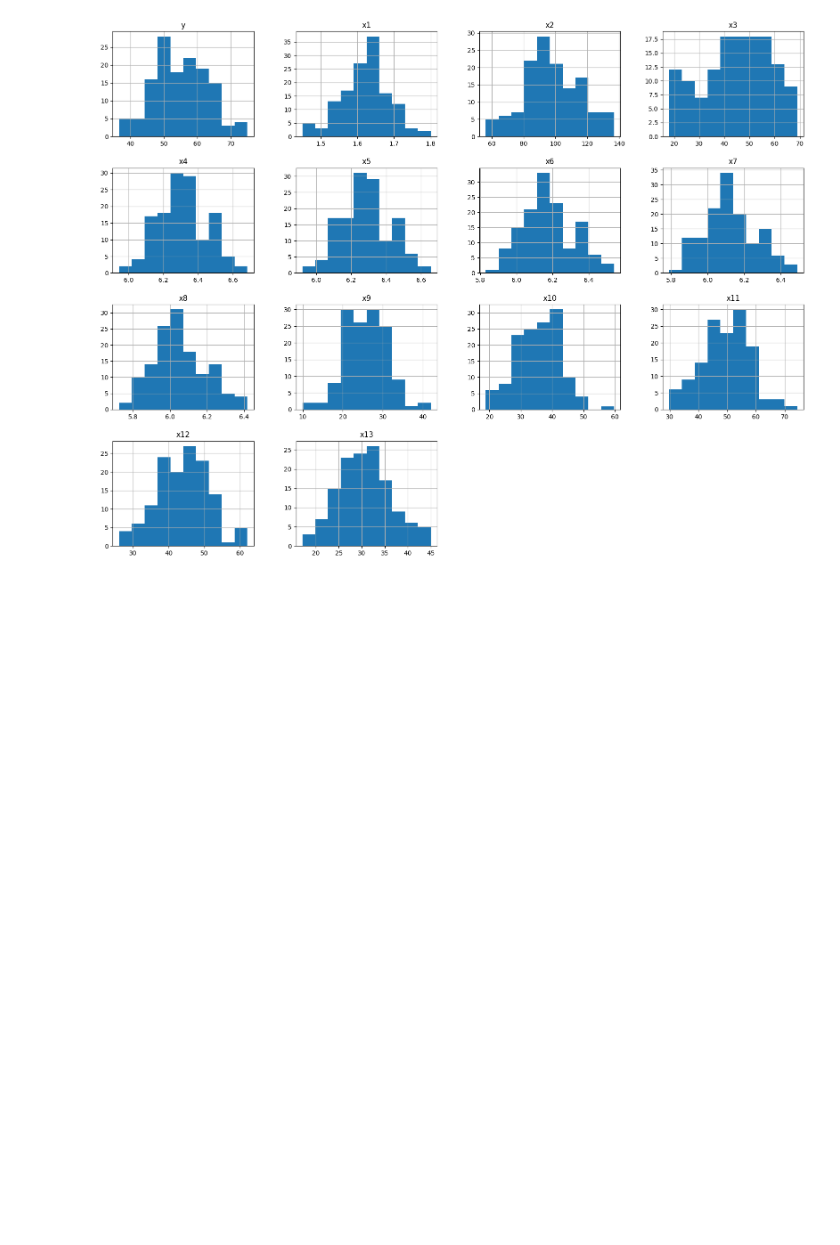
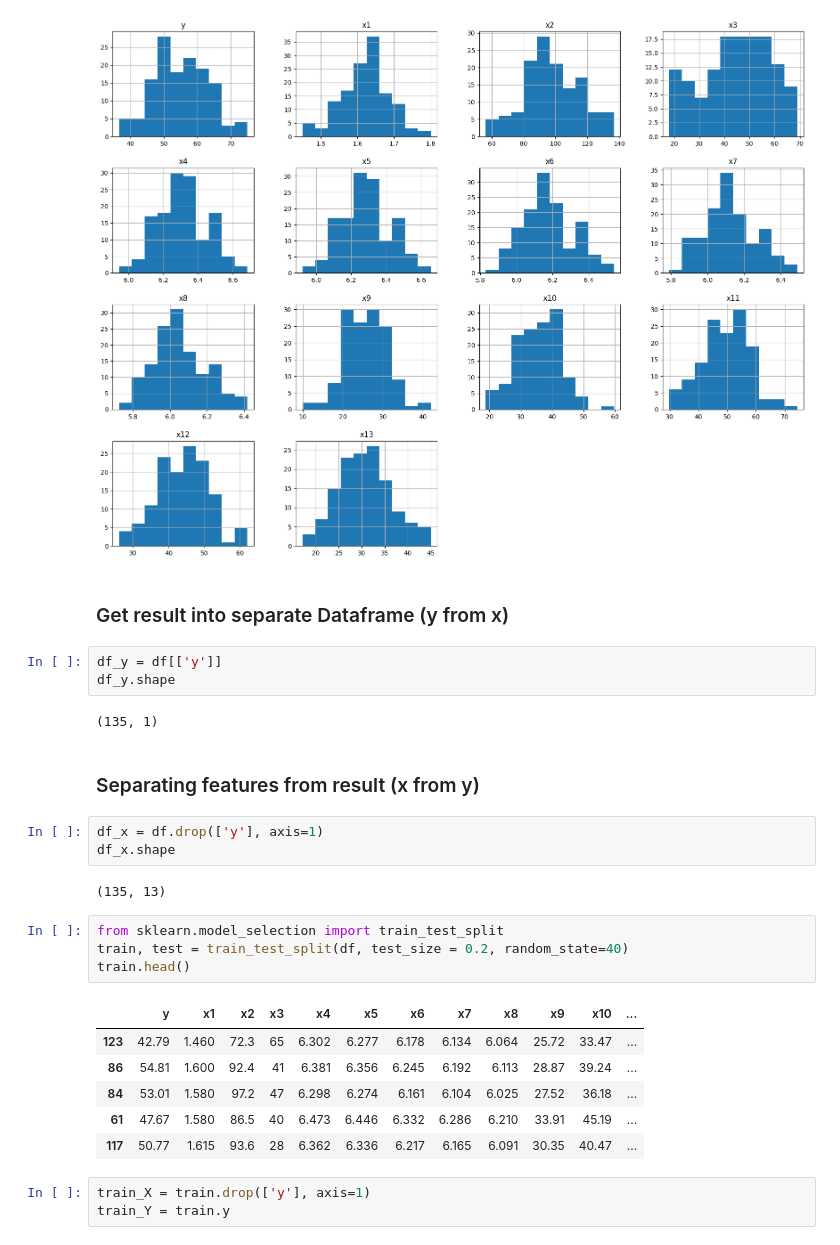
Before and after one commit to BarkaBoss/LinearRegression, a Jupyter notebook: Work.ipynb, the cells around one changed output. Drawn from its saved outputs; the diff is of its cells as text; blank space fills up the shorter version.

```diff
--- a/Work.ipynb
+++ b/Work.ipynb
@@ -75,3 +84,31 @@ array([[<AxesSubplot: title={'center': 'y'}>,
         <AxesSubplot: title={'center': 'x13'}>, <AxesSubplot: >,
         <AxesSubplot: >]], dtype=object)
 [figure]
+# %% [markdown]
+### Get result into separate Dataframe (y from x)
+# %%
+df_y = df[['y']]
+df_y.shape
+# %% [output]
+(135, 1)
+# %% [markdown]
+### Separating features from result (x from y)
+# %%
+df_x = df.drop(['y'], axis=1)
+df_x.shape
+# %% [output]
+(135, 13)
+# %%
+from sklearn.model_selection import train_test_split
+train, test = train_test_split(df, test_size = 0.2, random_state=40)
+train.head()
+# %% [output]
+|  | y | x1 | x2 | x3 | x4 | x5 | x6 | x7 | x8 | x9 | x10 | ... |
+| 123 | 42.79 | 1.460 | 72.3 | 65 | 6.302 | 6.277 | 6.178 | 6.134 | 6.064 | 25.72 | 33.47 | ... |
+| 86 | 54.81 | 1.600 | 92.4 | 41 | 6.381 | 6.356 | 6.245 | 6.192 | 6.113 | 28.87 | 39.24 | ... |
+| 84 | 53.01 | 1.580 | 97.2 | 47 | 6.298 | 6.274 | 6.161 | 6.104 | 6.025 | 27.52 | 36.18 | ... |
+| 61 | 47.67 | 1.580 | 86.5 | 40 | 6.473 | 6.446 | 6.332 | 6.286 | 6.210 | 33.91 | 45.19 | ... |
+| 117 | 50.77 | 1.615 | 93.6 | 28 | 6.362 | 6.336 | 6.217 | 6.165 | 6.091 | 30.35 | 40.47 | ... |
+# %%
+train_X = train.drop(['y'], axis=1)
+train_Y = train.y
```
Also changed, not shown: parts of 12 cells of this notebook, 1 other file.
